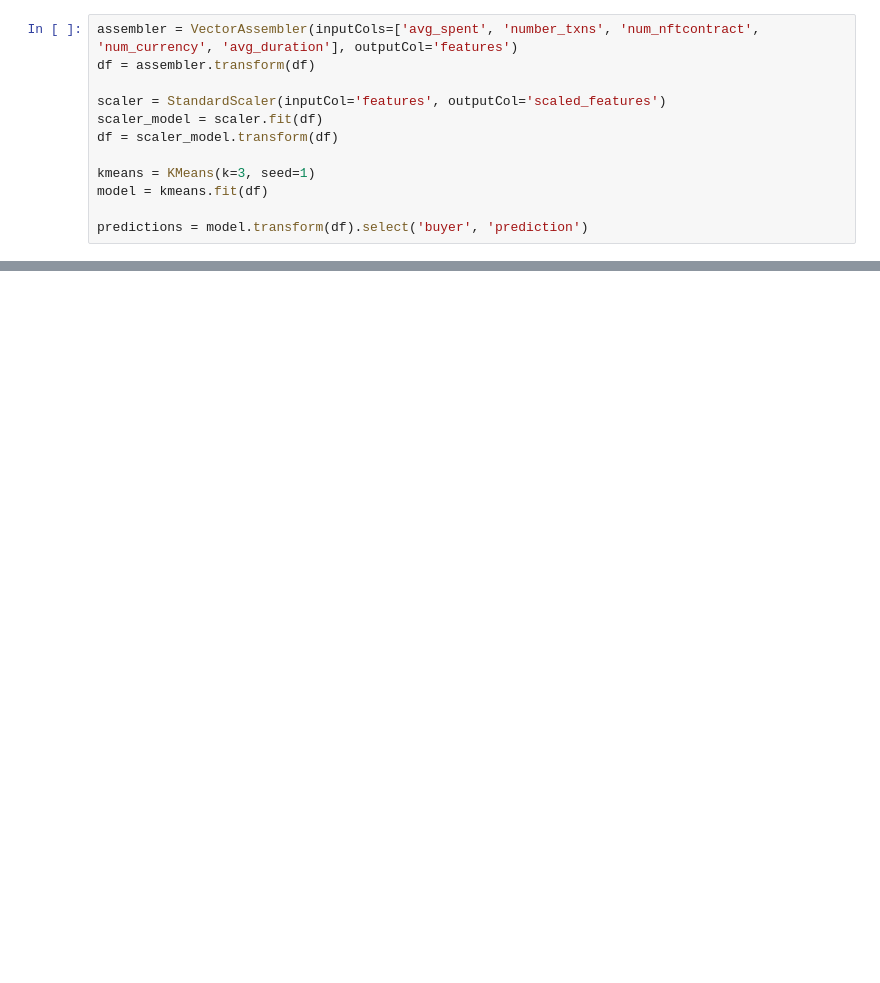
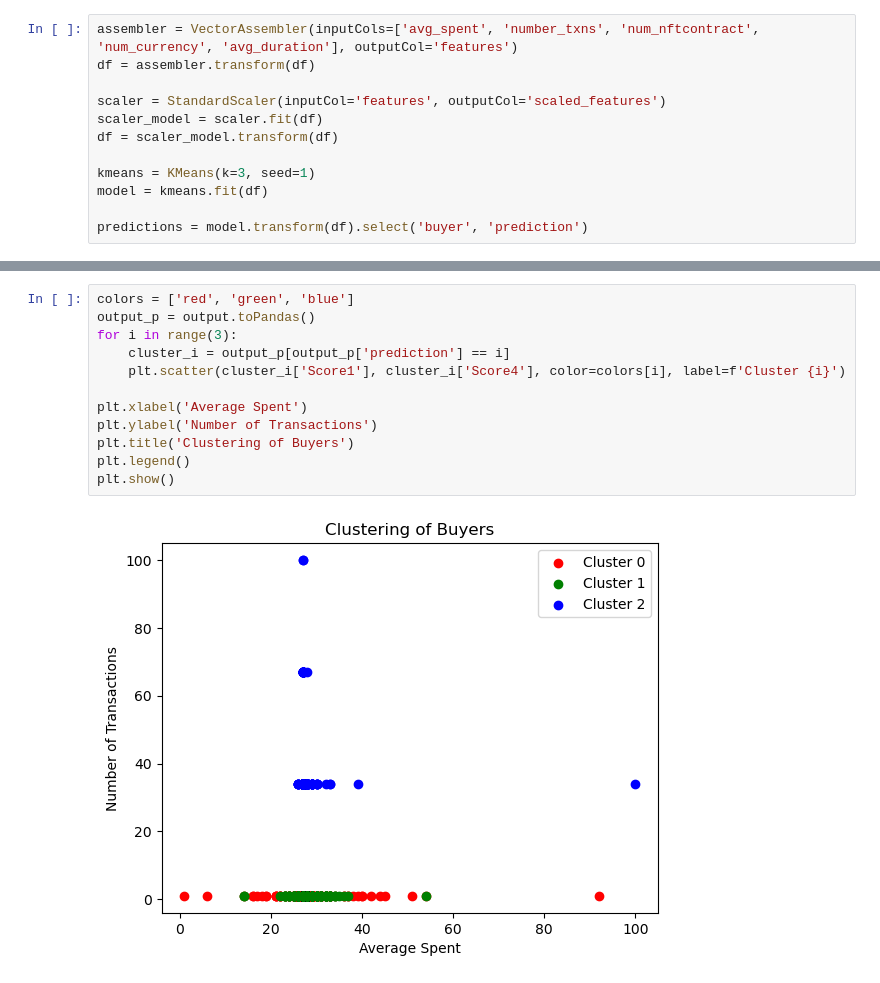
Before and after one commit to cardstack/nft-membership-nyu, a Jupyter notebook: notebooks/pipeline/Model.ipynb, the cells around one changed output, grey strips where cells are left out. Cells and saved outputs as stored; diff of their text form; blank space fills up the shorter version.

```diff
--- a/notebooks/pipeline/Model.ipynb
+++ b/notebooks/pipeline/Model.ipynb
@@ -42,0 +265,14 @@ DataFrame[buyer: string, avg_spent: double, number_txns: bigint, num_nftcontract
+# %%
+colors = ['red', 'green', 'blue']
+output_p = output.toPandas()
+for i in range(3):
+    cluster_i = output_p[output_p['prediction'] == i]
+    plt.scatter(cluster_i['Score1'], cluster_i['Score4'], color=colors[i], label=f'Cluster {i}')
+
+plt.xlabel('Average Spent')
+plt.ylabel('Number of Transactions')
+plt.title('Clustering of Buyers')
+plt.legend()
+plt.show()
+# %% [output]
+[figure, added]
```
Also changed, not shown: parts of 24 cells of this notebook.
